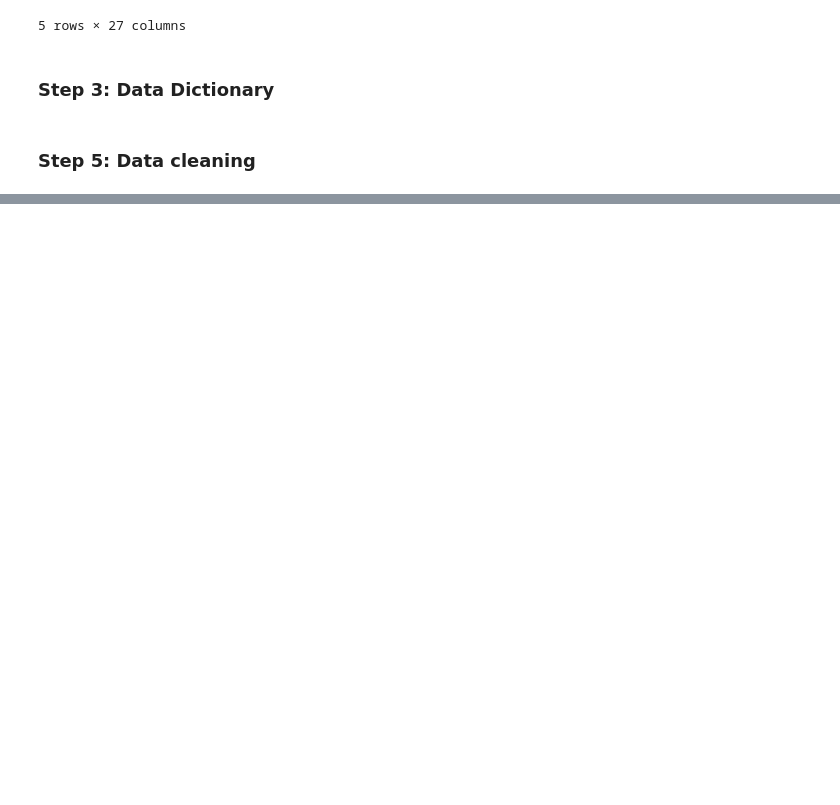
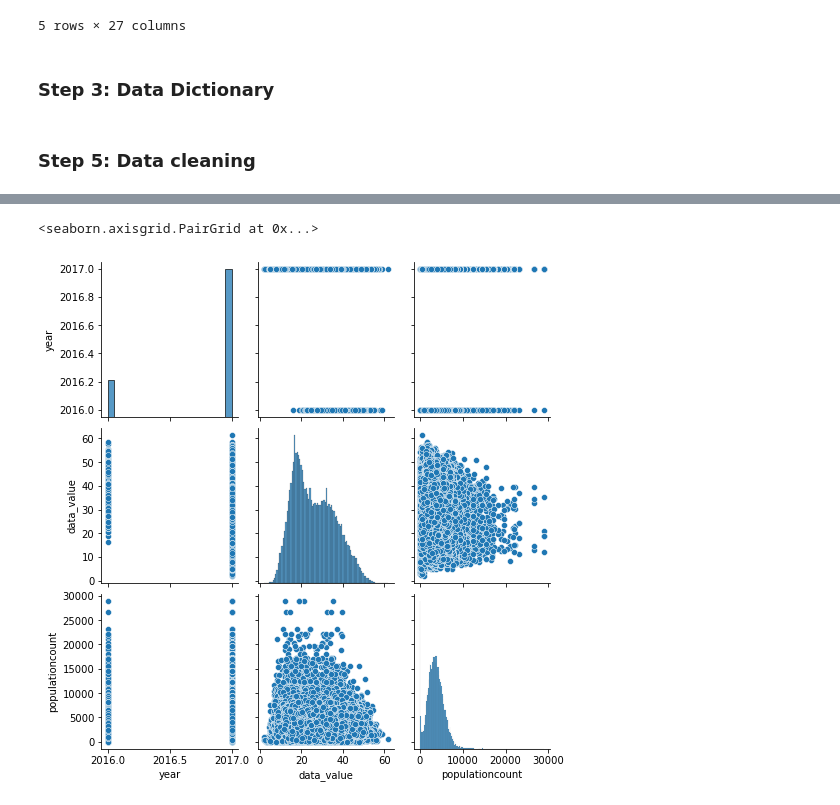
Before and after one commit to Sukanya012/predict-health-index, a Jupyter notebook: notebooks/sukanya/Project_Sukanya.ipynb, the cells around one changed output, grey strips where cells are left out. Saved outputs shown, nothing was run; the diff lists cells and outputs as text; code cells hidden in the pictures; blank space fills up the shorter version.

```diff
--- a/notebooks/sukanya/Project_Sukanya.ipynb
+++ b/notebooks/sukanya/Project_Sukanya.ipynb
@@ -85,0 +114,6 @@ memory usage: 148.3+ MB
+# %%
+#Select only CrdPrv data
+chronicdata_df.drop(chronicdata_df.index[chronicdata_df['datavaluetypeid'] != 'CrdPrv'], inplace = True)
+# %%
+#Select only Unhealthy Behaviors data
+chronicdata_df.drop(chronicdata_df.index[chronicdata_df['category'] != 'Unhealthy Behaviors'], inplace = True)
@@ -85,0 +140,2 @@ memory usage: 148.3+ MB
+# %%
+chronicdata_df = chronicdata_df[chronicdata_df.data_value.notnull()]
@@ -85,0 +162,3 @@ memory usage: 148.3+ MB
+# %%
+chronicdata = chronicdata_df[['year','stateabbr','cityname','category','measureid','data_value','populationcount']]
+chronicdata.head()
@@ -85,0 +172,5 @@ memory usage: 148.3+ MB
+# %%
+sns.pairplot(chronicdata)
+# %% [output]
+<seaborn.axisgrid.PairGrid at 0x...>
+[figure, added]
```
Also changed, not shown: parts of 10 cells of this notebook.
